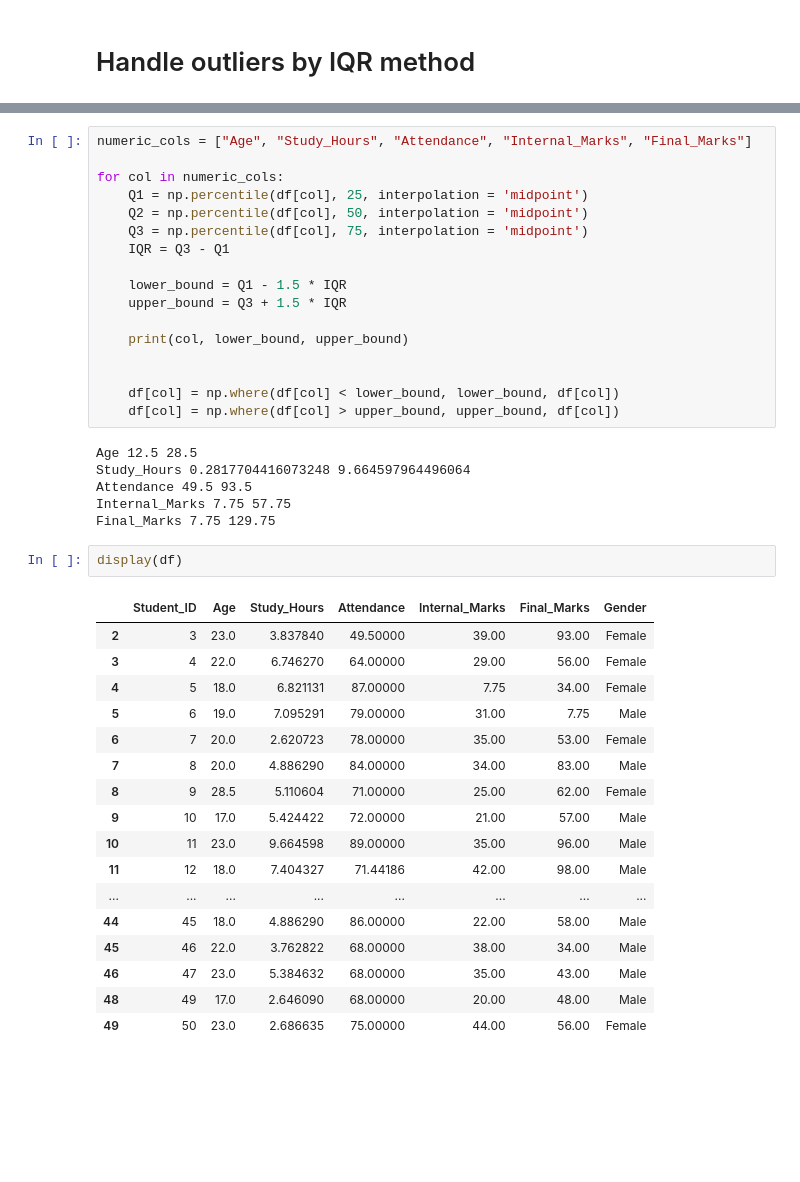
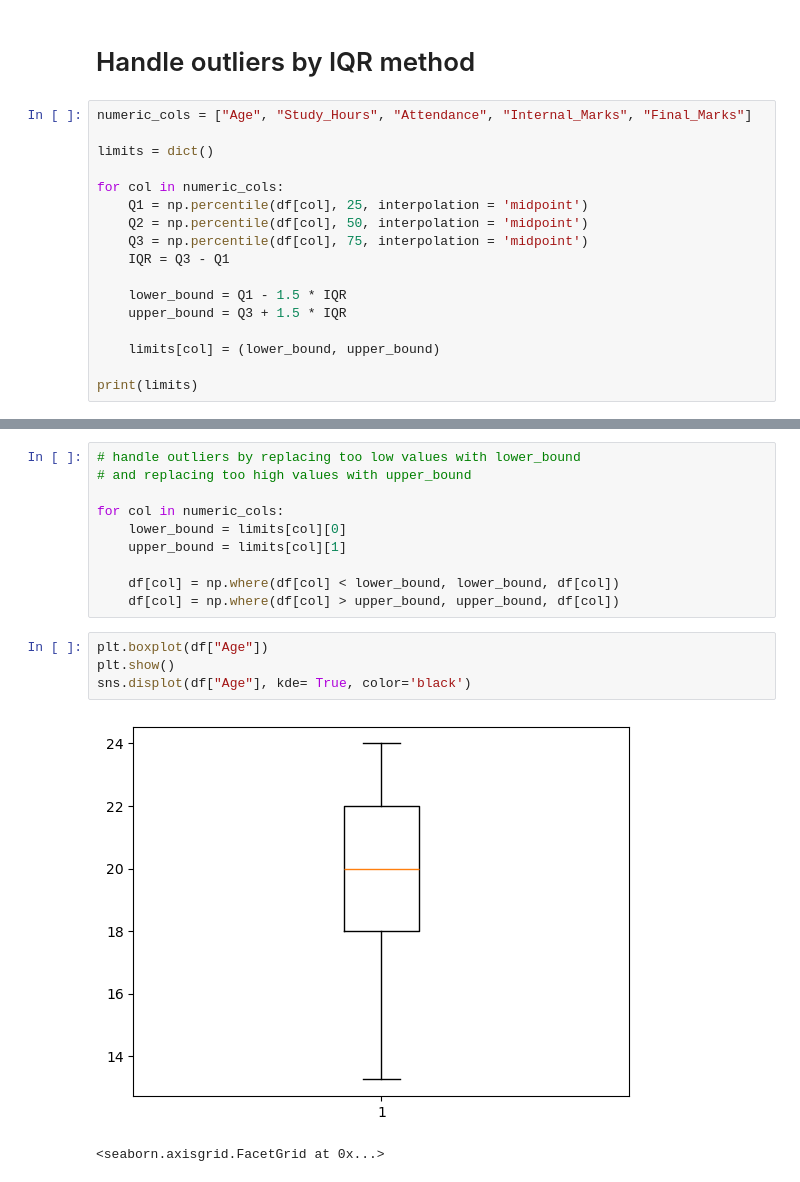
Before and after one commit to udaypratapsingh09/DSBDAL, a Jupyter notebook: Assignment2/main.ipynb, the cells around one changed output, grey strips where cells are left out. Cells and saved outputs as stored; diff of their text form; blank space fills up the shorter version.

```diff
--- a/Assignment2/main.ipynb
+++ b/Assignment2/main.ipynb
@@ -103,3 +105,20 @@ df.loc[df["Attendance"] > 100, "Attendance"] = df["Attendance"].median()
 df.loc[df["Attendance"] < 0, "Attendance"] = df["Attendance"].median()
 # %% [markdown]
 # Handle outliers by IQR method
+# %%
+numeric_cols = ["Age", "Study_Hours", "Attendance", "Internal_Marks", "Final_Marks"]
+
+limits = dict()
+
+for col in numeric_cols:
+    Q1 = np.percentile(df[col], 25, interpolation = 'midpoint')
+    Q2 = np.percentile(df[col], 50, interpolation = 'midpoint')
+    Q3 = np.percentile(df[col], 75, interpolation = 'midpoint')
+    IQR = Q3 - Q1
+
+    lower_bound = Q1 - 1.5 * IQR
+    upper_bound = Q3 + 1.5 * IQR
+
+    limits[col] = (lower_bound, upper_bound)
+
+print(limits)
@@ -113,43 +161,17 @@ df.loc[10, "Study_Hours"] = 11
 # %%
-numeric_cols = ["Age", "Study_Hours", "Attendance", "Internal_Marks", "Final_Marks"]
+# handle outliers by replacing too low values with lower_bound
+# and replacing too high values with upper_bound
 
 for col in numeric_cols:
-    Q1 = np.percentile(df[col], 25, interpolation = 'midpoint')
-    Q2 = np.percentile(df[col], 50, interpolation = 'midpoint')
-    Q3 = np.percentile(df[col], 75, interpolation = 'midpoint')
-    IQR = Q3 - Q1
-
-    lower_bound = Q1 - 1.5 * IQR
-    upper_bound = Q3 + 1.5 * IQR
-
-    print(col, lower_bound, upper_bound)
-
+    lower_bound = limits[col][0]
+    upper_bound = limits[col][1]
 
     df[col] = np.where(df[col] < lower_bound, lower_bound, df[col])
     df[col] = np.where(df[col] > upper_bound, upper_bound, df[col])
-# %% [output]
-Age 12.5 28.5
-Study_Hours 0.2817704416073248 9.664597964496064
-Attendance 49.5 93.5
-Internal_Marks 7.75 57.75
-Final_Marks 7.75 129.75
 # %%
-display(df)
+plt.boxplot(df["Age"])
+plt.show()
+sns.displot(df["Age"], kde= True, color='black')
 # %% [output]
-|  | Student_ID | Age | Study_Hours | Attendance | Internal_Marks | Final_Marks | Gender |
-| 2 | 3 | 23.0 | 3.837840 | 49.50000 | 39.00 | 93.00 | Female |
-| 3 | 4 | 22.0 | 6.746270 | 64.00000 | 29.00 | 56.00 | Female |
-| 4 | 5 | 18.0 | 6.821131 | 87.00000 | 7.75 | 34.00 | Female |
-| 5 | 6 | 19.0 | 7.095291 | 79.00000 | 31.00 | 7.75 | Male |
-| 6 | 7 | 20.0 | 2.620723 | 78.00000 | 35.00 | 53.00 | Female |
-| 7 | 8 | 20.0 | 4.886290 | 84.00000 | 34.00 | 83.00 | Male |
-| 8 | 9 | 28.5 | 5.110604 | 71.00000 | 25.00 | 62.00 | Female |
-| 9 | 10 | 17.0 | 5.424422 | 72.00000 | 21.00 | 57.00 | Male |
-| 10 | 11 | 23.0 | 9.664598 | 89.00000 | 35.00 | 96.00 | Male |
-| 11 | 12 | 18.0 | 7.404327 | 71.44186 | 42.00 | 98.00 | Male |
-| ... | ... | ... | ... | ... | ... | ... | ... |
-| 44 | 45 | 18.0 | 4.886290 | 86.00000 | 22.00 | 58.00 | Male |
-| 45 | 46 | 22.0 | 3.762822 | 68.00000 | 38.00 | 34.00 | Male |
-| 46 | 47 | 23.0 | 5.384632 | 68.00000 | 35.00 | 43.00 | Male |
-| 48 | 49 | 17.0 | 2.646090 | 68.00000 | 20.00 | 48.00 | Male |
-| 49 | 50 | 23.0 | 2.686635 | 75.00000 | 44.00 | 56.00 | Female |
+[figure, added]
+<seaborn.axisgrid.FacetGrid at 0x...>
```
Also changed, not shown: parts of 7 cells of this notebook.
